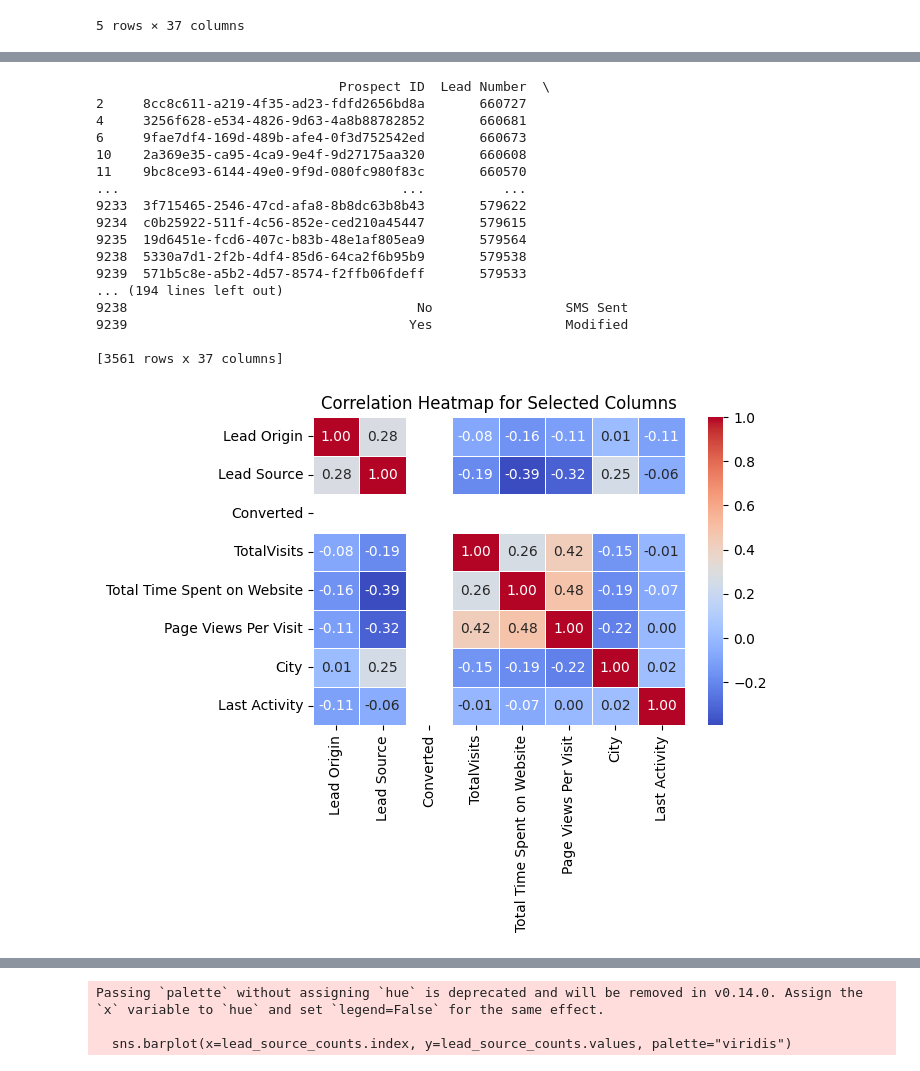
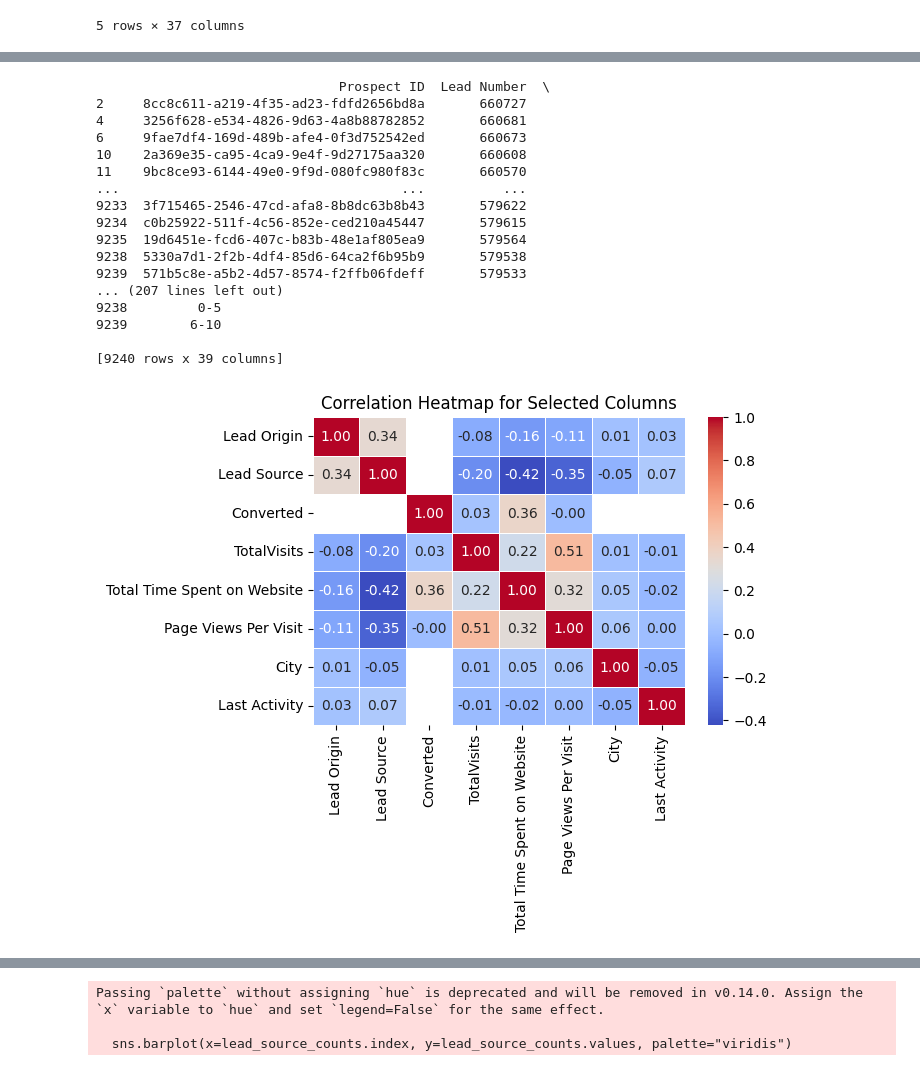
Before and after one commit to Srimathi-JMAN/DS_Task, a Jupyter notebook: Home_code.ipynb, the cells around one changed output, grey strips where cells are left out. Cells and saved outputs as stored; diff of their text form; code cells hidden in the pictures.

```diff
--- a/Home_code.ipynb
+++ b/Home_code.ipynb
@@ -2,7 +2,7 @@
 import pandas as pd
 import seaborn as sns
 import matplotlib.pyplot as plt
-df = pd.read_csv('Lead_Scoring.csv')
+df = pd.read_csv('lead_scoring_cleaned.csv')
 df.head()
 # %% [output]
 |  | Prospect ID | Lead Number | Lead Origin | Lead Source | Do Not Email | Do Not Call | Converted | TotalVisits | ... |
@@ -13,23 +13,23 @@ df.head()
 | 4 | 3256f628-e534-4826-9d63-4a8b88782852 | 660681 | Landing Page Submission | Google | No | No | 1 | 2.0 | ... |
 5 rows × 37 columns
 # %%
-# To fill null values in TotalVisits and Page Views Per Visit
+# # To fill null values in TotalVisits and Page Views Per Visit
 
-# Step 1: Calculate the mean for converted leads
-mean_total_visits_converted = df[df['Converted'] == 1]['TotalVisits'].mean()
-mean_page_views_converted = df[df['Converted'] == 1]['Page Views Per Visit'].mean()
+# # Step 1: Calculate the mean for converted leads
+# mean_total_visits_converted = df[df['Converted'] == 1]['TotalVisits'].mean()
+# mean_page_views_converted = df[df['Converted'] == 1]['Page Views Per Visit'].mean()
 
-# Step 2: Calculate the mean for not converted leads
-mean_total_visits_not_converted = df[df['Converted'] == 0]['TotalVisits'].mean()
-mean_page_views_not_converted = df[df['Converted'] == 0]['Page Views Per Visit'].mean()
+# # Step 2: Calculate the mean for not converted leads
+# mean_total_visits_not_converted = df[df['Converted'] == 0]['TotalVisits'].mean()
+# mean_page_views_not_converted = df[df['Converted'] == 0]['Page Views Per Visit'].mean()
 
-# Step 3: Fill null values in TotalVisits and Page Views Per Visit
-df.loc[(df['Converted'] == 1) & (df['TotalVisits'].isnull()), 'TotalVisits'] = mean_total_visits_converted
-df.loc[(df['Converted'] == 1) & (df['Page Views Per Visit'].isnull()), 'Page Views Per Visit'] = mean_page_views_converted
+# # Step 3: Fill null values in TotalVisits and Page Views Per Visit
+# df.loc[(df['Converted'] == 1) & (df['TotalVisits'].isnull()), 'TotalVisits'] = mean_total_visits_converted
+# df.loc[(df['Converted'] == 1) & (df['Page Views Per Visit'].isnull()), 'Page Views Per Visit'] = mean_page_views_converted
 
-df.loc[(df['Converted'] == 0) & (df['TotalVisits'].isnull()), 'TotalVisits'] = mean_total_visits_not_converted
-df.loc[(df['Converted'] == 0) & (df['Page Views Per Visit'].isnull()), 'Page Views Per Visit'] = mean_page_views_not_converted
+# df.loc[(df['Converted'] == 0) & (df['TotalVisits'].isnull()), 'TotalVisits'] = mean_total_visits_not_converted
+# df.loc[(df['Converted'] == 0) & (df['Page Views Per Visit'].isnull()), 'Page Views Per Visit'] = mean_page_views_not_converted
 
-# Optional: Check if there are any remaining null values
-print("Remaining null values in TotalVisits:", df['TotalVisits'].isnull().sum())
-print("Remaining null values in Page Views Per Visit:", df['Page Views Per Visit'].isnull().sum())
+# # Optional: Check if there are any remaining null values
+# print("Remaining null values in TotalVisits:", df['TotalVisits'].isnull().sum())
+# print("Remaining null values in Page Views Per Visit:", df['Page Views Per Visit'].isnull().sum())
@@ -193,34 +228,34 @@ converted[converted['Tags']=='Interested in other courses']
 # %%
 columns = ['Lead Origin','Lead Source','Converted','TotalVisits','Total Time Spent on Website','Page Views Per Visit','City','Last Activity']
-converted_encoded = converted.copy()
+converted_encoded = df.copy()
 print(converted)
 for col in ['Lead Origin', 'Lead Source', 'City','Last Activity']:  # Categorical columns
     converted_encoded[col] = converted[col].astype('category').cat.codes  # Label Encoding
 
 print(converted_encoded)
 # Compute correlation
 correlation = converted_encoded[columns].corr()
 
 plt.figure(figsize=(6,4))  # Adjust figure size
 sns.heatmap(correlation, annot=True, cmap='coolwarm', fmt=".2f", linewidths=0.5)
 plt.title("Correlation Heatmap for Selected Columns")
 plt.show()
 # %% [output]
                                Prospect ID  Lead Number  \
 2     8cc8c611-a219-4f35-ad23-fdfd2656bd8a       660727
 4     3256f628-e534-4826-9d63-4a8b88782852       660681
 6     9fae7df4-169d-489b-afe4-0f3d752542ed       660673
 10    2a369e35-ca95-4ca9-9e4f-9d27175aa320       660608
 11    9bc8ce93-6144-49e0-9f9d-080fc980f83c       660570
 ...                                    ...          ...
 9233  3f715465-2546-47cd-afa8-8b8dc63b8b43       579622
 9234  c0b25922-511f-4c56-852e-ced210a45447       579615
 9235  19d6451e-fcd6-407c-b83b-48e1af805ea9       579564
 9238  5330a7d1-2f2b-4df4-85d6-64ca2f6b95b9       579538
 9239  571b5c8e-a5b2-4d57-8574-f2ffb06fdeff       579533
-... (194 lines left out)
-9238                                     No                 SMS Sent
-9239                                    Yes                 Modified
+... (207 lines left out)
+9238         0-5
+9239        6-10
 
-[3561 rows x 37 columns]
+[9240 rows x 39 columns]
-[figure, old version]
+[figure, new version]
```
Also changed, not shown: parts of 18 cells of this notebook, 6 other files.
